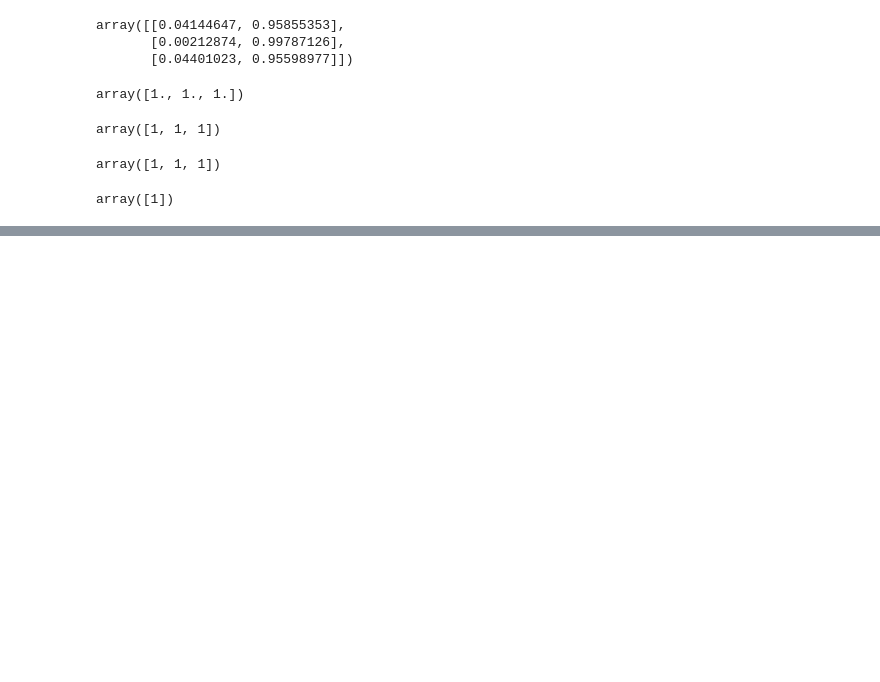
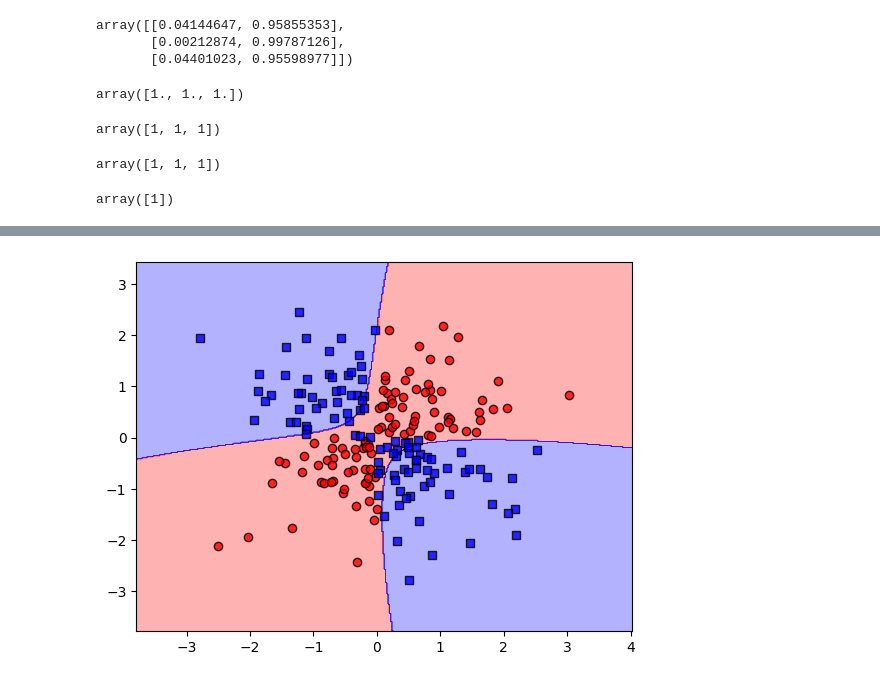
Before and after one commit to addo561/Pytorch-book-chapters, a Jupyter notebook: chapter3.ipynb, the cells around one changed output, grey strips where cells are left out. Cells and saved outputs as stored; diff of their text form; code cells hidden in the pictures; blank space fills up the shorter version.

```diff
--- a/chapter3.ipynb
+++ b/chapter3.ipynb
@@ -138,0 +174,6 @@ array([1])
+# %%
+svm = SVC(kernel='rbf',random_state=1,gamma = 0.1,C=10.0)
+svm.fit(X_xor,y_xor)
+plot_decision_regions(X_xor, y_xor, classifier=svm)
+# %% [output]
+[figure, added]
```
Also changed, not shown: parts of 4 cells of this notebook.
